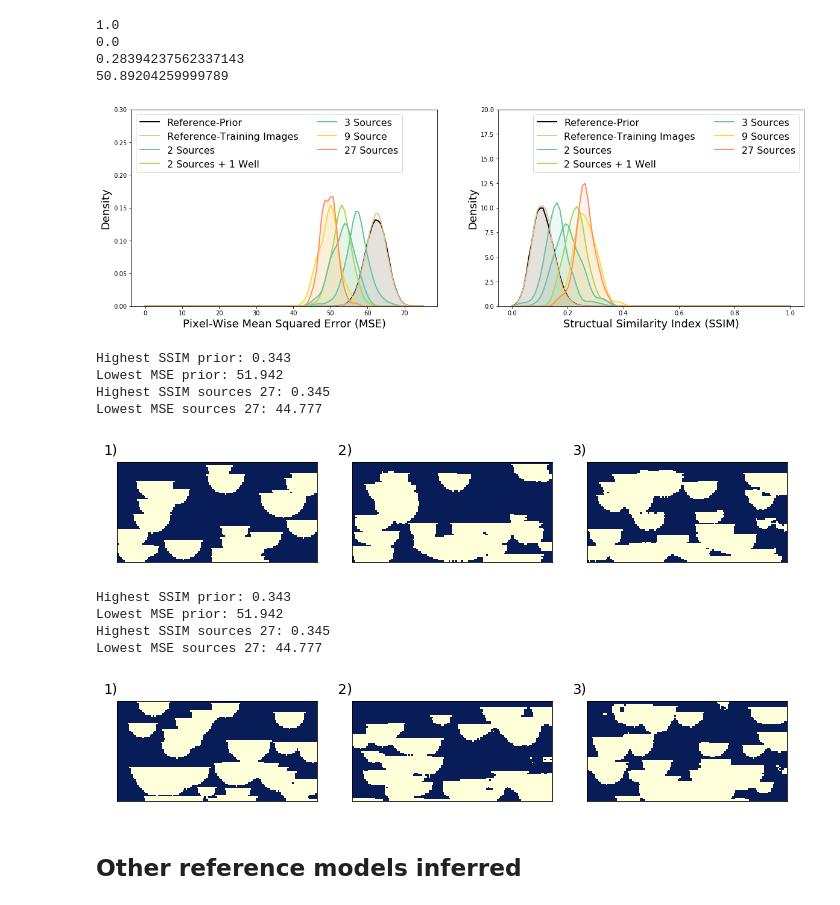
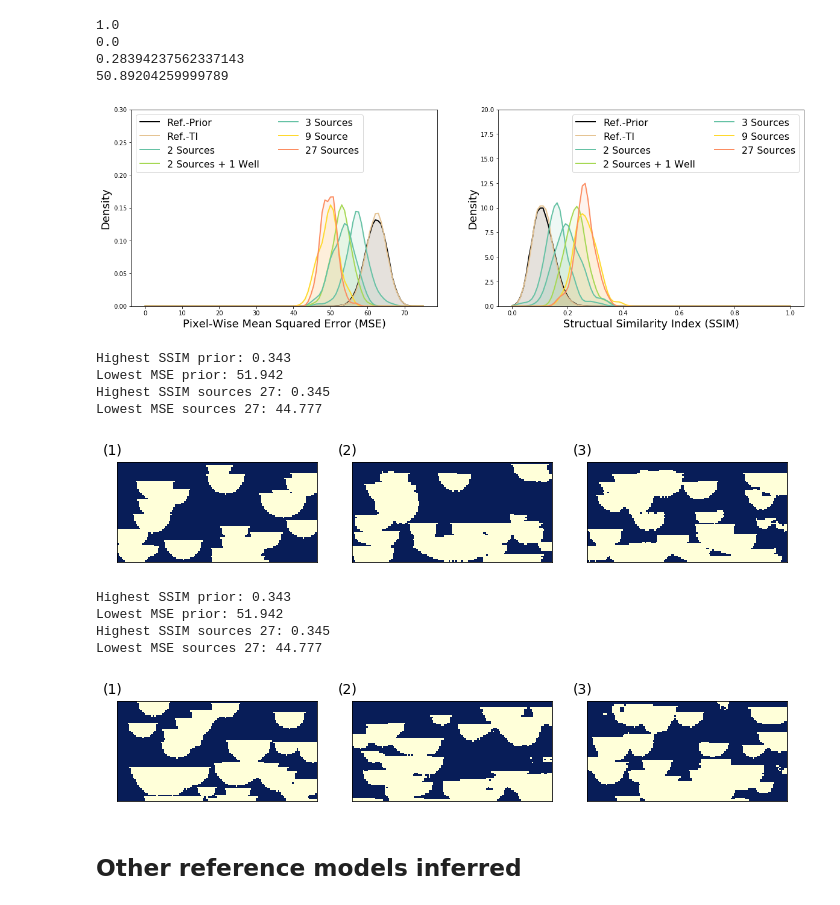
Before and after one commit to LukasMosser/stochastic_seismic_waveform_inversion, a Jupyter notebook: notebooks/Paper_Figures.ipynb, the cells around one changed output. Cells and saved outputs as stored; diff of their text form; code cells hidden in the pictures.

```diff
--- a/notebooks/Paper_Figures.ipynb
+++ b/notebooks/Paper_Figures.ipynb
@@ -311,7 +311,7 @@ models = imgs_2[:, -1]
 for i, axarr, model in zip(range(6), axcol[:], [x_gt_img, *models[0:5]]):
     for error_bar, ax, title, vmin, vmax, label, vert, h in zip([model[0], model[1], model[2]],
                              axarr.flatten(),
-                            ["a)", "b)", "c)"],
+                            ["(a)", "(b)", "(c)"],
                                                [0, vp_min, rho_min], [1, vp_max, rho_max],
                                                ["Indicator", "Velocity [km/s]", "Density [g/cm3]"],
                                                       [0.65, 0.75, 0.75],
@@ -338,7 +338,7 @@ models = imgs_3[:, -1]
 for i, axarr, model in zip(range(6), axcol[:], [x_gt_img, *models[0:5]]):
     for error_bar, ax, title, vmin, vmax, label, vert, h in zip([model[0], model[1], model[2]],
                              axarr.flatten(),
-                            ["a)", "b)", "c)"],
+                            ["(a)", "(b)", "(c)"],
                                                [0, vp_min, rho_min], [1, vp_max, rho_max],
                                                ["Indicator", "Velocity [km/s]", "Density [g/cm3]"],
                                                       [0.65, 0.75, 0.75],
@@ -363,7 +363,7 @@ models = imgs_9[:, -1]
 for i, axarr, model in zip(range(6), axcol[:], [x_gt_img, *models[0:5]]):
     for error_bar, ax, title, vmin, vmax, label, vert, h in zip([model[0], model[1], model[2]],
                              axarr.flatten(),
-                            ["a)", "b)", "c)"],
+                            ["(a)", "(b)", "(c)"],
                                                [0, vp_min, rho_min], [1, vp_max, rho_max],
                                                ["Indicator", "Velocity [km/s]", "Density [g/cm3]"],
                                                       [0.65, 0.75, 0.75],
@@ -465,7 +465,7 @@ fig.subplots_adjust(left=None, bottom=None, right=None, top=None, wspace=0.3, hs
 
 for error_bar, ax, title, vmin, vmax, label, vert, h in zip([x_gt_img[0], x_gt_img[1], x_gt_img[2]],
                          axarr.flatten(),
-                        ["a)", "b)", "c)"],
+                        ["(a)", "(b)", "(c)"],
                         [0, vp_min, rho_min], [1, vp_max, rho_max],
                         ["Facies Indicator", "Velocity [km/s]", "Density [g/cm3]"],
                         [0.08, 1.85, 2.135],
@@ -644,43 +645,43 @@ multiplier = 1.0
 
 fig, ax = plt.subplots(1, 2, figsize=(20, 6))
 
 wmse = get_kde(mses_all)(grid_mse)
-ax[0].plot(grid_mse, wmse*multiplier, color="black", lw=2, label="Reference-Prior")
+ax[0].plot(grid_mse, wmse*multiplier, color="black", lw=2, label="Ref.-Prior")
 ax[0].fill_between(grid_mse, wmse*multiplier, [0.0]*len(grid_mse), where=wmse > [0.0]*len(grid_mse), facecolor="black", alpha=0.1)
 
 for i, (mses_model, label) in enumerate(zip([mses_ref_ti, mses_2, mses_2w, mses_3, mses_9, mses_27],
-                                           [ "Reference-Training Images", "2 Sources", "2 Sources + 1 Well", "3 Sources", "9 Source", "27 Sources"])):
+                                           [ "Ref.-TI", "2 Sources", "2 Sources + 1 Well", "3 Sources", "9 Source", "27 Sources"])):
     wmse = get_kde(mses_model)(grid_mse)
     ax[0].plot(grid_mse, wmse*multiplier, lw=2, c=cs[i], label=label)
     ax[0].fill_between(grid_mse, wmse*multiplier, [0.0]*len(grid_mse), where=wmse > [0.0]*len(grid_mse), facecolor=cs[i], alpha=0.1)
 ax[0].legend(ncol=2, fontsize=16, loc=2)
 ax[0].set_ylim(0.0, 0.30)
 ax[0].set_xlabel("Pixel-Wise Mean Squared Error (MSE)", fontsize=18)
 ax[0].set_ylabel("Density", fontsize=18)
 
 wssim = get_kde(ssims_all)(grid_ssim)
-ax[1].plot(grid_ssim, wssim*multiplier, color="black", lw=2, label="Reference-Prior")
+ax[1].plot(grid_ssim, wssim*multiplier, color="black", lw=2, label="Ref.-Prior")
 ax[1].fill_between(grid_ssim, wssim*multiplier, [0.0]*len(grid_ssim), where=wssim > [0.0]*len(grid_ssim), facecolor="black", alpha=0.1)
 
 for i, (ssims_model, label) in enumerate(zip([ssims_ref_ti, ssims_2, ssims_2w, ssims_3, ssims_9, ssims_27],
-                                           ["Reference-Training Images", "2 Sources", "2 Sources + 1 Well", "3 Sources", "9 Sources", "27 Sources"])):
+                                           ["Ref.-TI", "2 Sources", "2 Sources + 1 Well", "3 Sources", "9 Sources", "27 Sources"])):
     wssim = get_kde(ssims_model)(grid_ssim)
     ax[1].plot(grid_ssim, wssim*multiplier, lw=2, c=cs[i], label=label)
     ax[1].fill_between(grid_ssim, wssim*multiplier, [0.0]*len(grid_ssim), where=wssim > [0.0]*len(grid_ssim), facecolor=cs[i], alpha=0.1)
 ax[1].legend(ncol=2, fontsize=16)
 ax[1].set_ylim(0.0, 20)
 ax[1].set_xlabel("Structual Similarity Index (SSIM)", fontsize=18)
 ax[1].set_ylabel("Density", fontsize=18)
 
 if plot:
     fig.savefig("./results/figures/kde_posterior_similarity.png", bbox_inches="tight", dpi=300)
 # %% [output]
-[figure, old version]
+[figure, new version]
 # %%
 fig, axarr = plt.subplots(1, 3, figsize=(12, 12))
 fig.subplots_adjust(left=None, bottom=None, right=None, top=None, wspace=0.175, hspace=-0.75)
 
-for label, ax in zip(["1)", "2)", "3)", "4)", "5)", "6)"], axarr.flatten()):
+for label, ax in zip(["(1)", "(2)", "(3)", "(4)", "(5)", "(6)"], axarr.flatten()):
     ax.set_title(label, fontsize=14, loc="left", x=-0.07, y=1.03)
 
 axarr[0].imshow(models_ssims_ref_ti, cmap="YlGnBu_r")
@@ -704,12 +705,12 @@ Highest SSIM prior: 0.343
 Lowest MSE prior: 51.942
 Highest SSIM sources 27: 0.345
 Lowest MSE sources 27: 44.777
-[figure, old version]
+[figure, new version]
 # %%
 fig, axarr = plt.subplots(1, 3, figsize=(12, 12))
 fig.subplots_adjust(left=None, bottom=None, right=None, top=None, wspace=0.175, hspace=-0.75)
 
-for label, ax in zip(["1)", "2)", "3)", "4)", "5)", "6)"], axarr.flatten()):
+for label, ax in zip(["(1)", "(2)", "(3)", "(4)", "(5)", "(6)"], axarr.flatten()):
     ax.set_title(label, fontsize=14, loc="left", x=-0.07, y=1.03)
 
 axarr[0].imshow(mean_ssims_ref_ti, cmap="YlGnBu_r")
@@ -733,7 +734,7 @@ Highest SSIM prior: 0.343
 Lowest MSE prior: 51.942
 Highest SSIM sources 27: 0.345
 Lowest MSE sources 27: 44.777
-[figure, old version]
+[figure, new version]
 # %% [markdown]
 ## Other reference models inferred
 # %%
```
Also changed, not shown: parts of 5 cells of this notebook, 9 other files.
